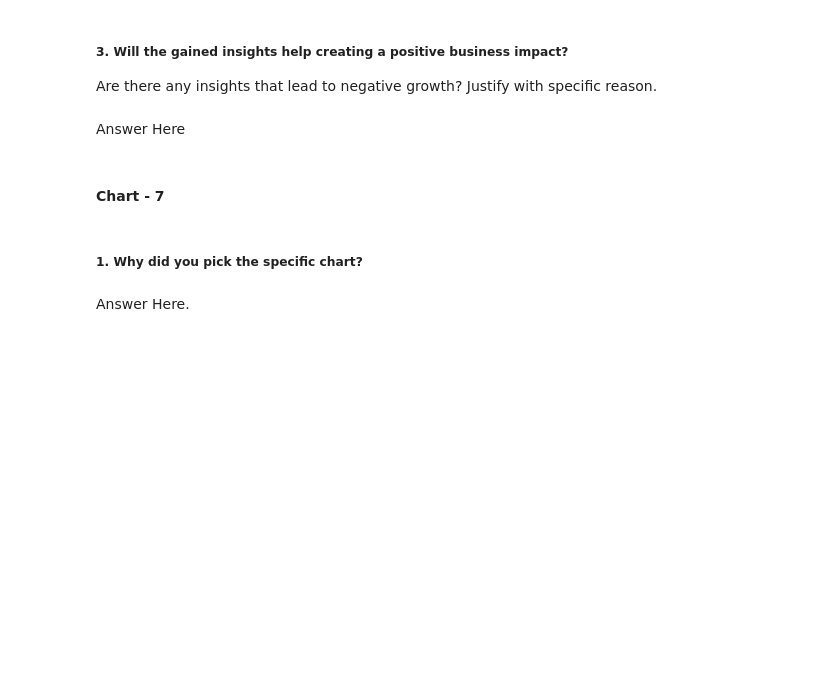
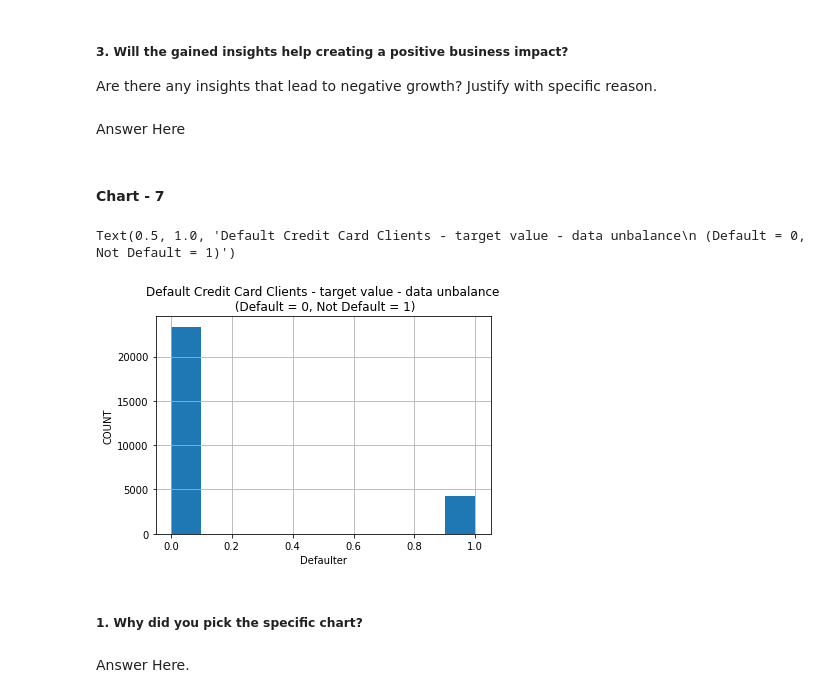
Before and after one commit to dileep-rawat/Capstone_Project_3-Credit_Card_default_Prediction, a Jupyter notebook: Credit_Card_Default_Prediction_Capstone_Project.ipynb, the cells around one changed output. Cells and saved outputs as stored; diff of their text form; code cells hidden in the pictures; blank space fills up the shorter version.

```diff
--- a/Credit_Card_Default_Prediction_Capstone_Project.ipynb
+++ b/Credit_Card_Default_Prediction_Capstone_Project.ipynb
@@ -556,3 +597,13 @@ Answer Here
+# %%
+# Chart - 7 visualization code
+# plt.style.use('fivethirtyeight')
+credit_df['Defaulter'].hist()
+plt.xlabel('Defaulter')
+plt.ylabel('COUNT')
+plt.title('Default Credit Card Clients - target value - data unbalance\n (Default = 0, Not Default = 1)')
+# %% [output]
+Text(0.5, 1.0, 'Default Credit Card Clients - target value - data unbalance\n (Default = 0, Not Default = 1)')
+[figure, added]
 # %% [markdown]
 ##### 1. Why did you pick the specific chart?
 # %% [markdown]
```
Also changed, not shown: parts of 42 cells of this notebook.
